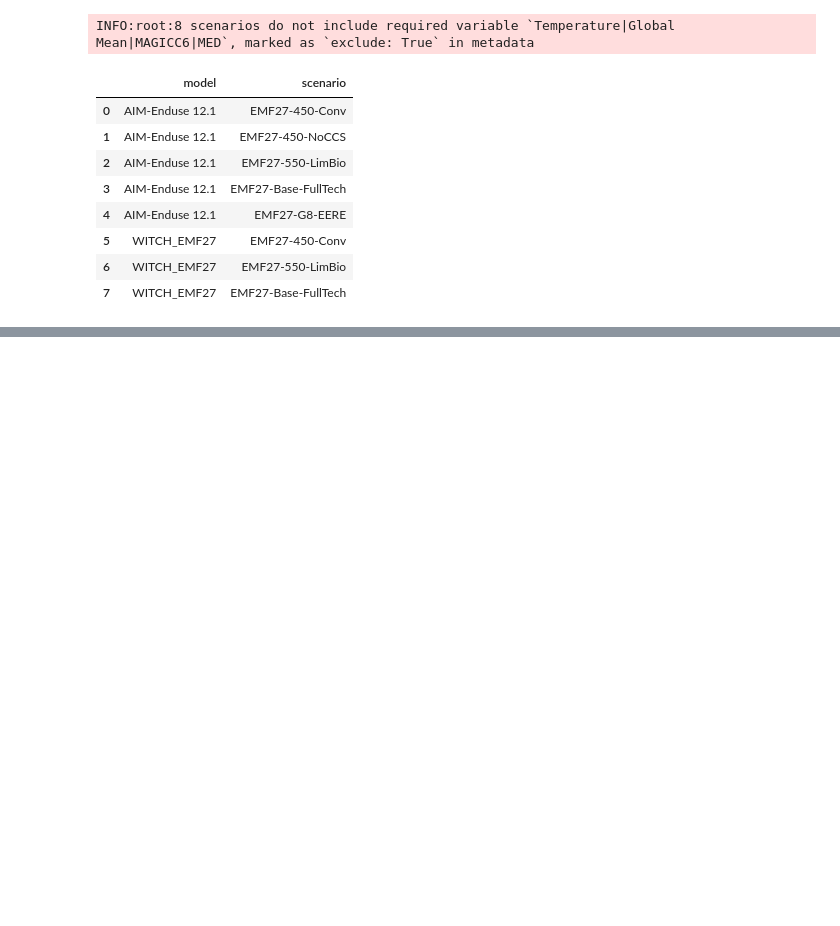
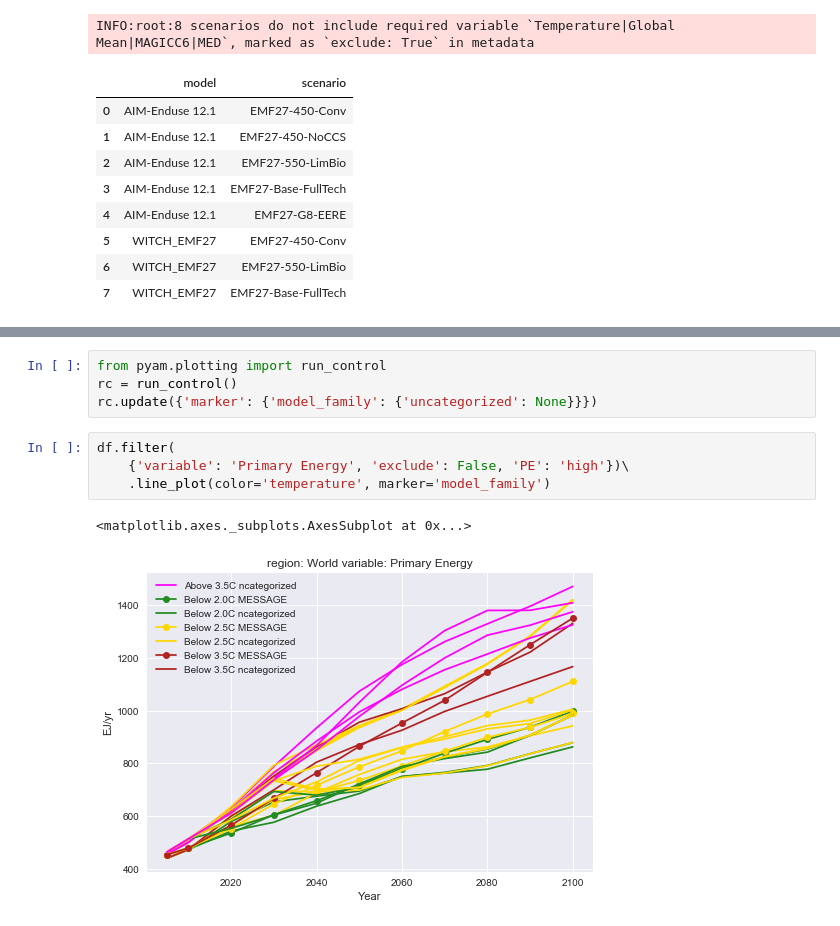
Before and after one commit to danielhuppmann/ene-present.github.io, a Jupyter notebook: cdlinks-delhi2018/pyam-cdlinks_delhi2018.ipynb, the cells around one changed output, grey strips where cells are left out. Drawn from its saved outputs; the diff is of its cells as text; blank space fills up the shorter version.

```diff
--- a/cdlinks-delhi2018/pyam-cdlinks_delhi2018.ipynb
+++ b/cdlinks-delhi2018/pyam-cdlinks_delhi2018.ipynb
@@ -259,0 +306,11 @@ df.filter({'variable': 'Primary Energy', 'exclude': False}).line_plot(color='Tem
+# %%
+from pyam.plotting import run_control
+rc = run_control()
+rc.update({'marker': {'model_family': {'uncategorized': None}}})
+# %%
+df.filter(
+    {'variable': 'Primary Energy', 'exclude': False, 'PE': 'high'})\
+    .line_plot(color='temperature', marker='model_family')
+# %% [output]
+<matplotlib.axes._subplots.AxesSubplot at 0x...>
+[figure, added]
```
Also changed, not shown: parts of 47 cells of this notebook, 1 other file.
